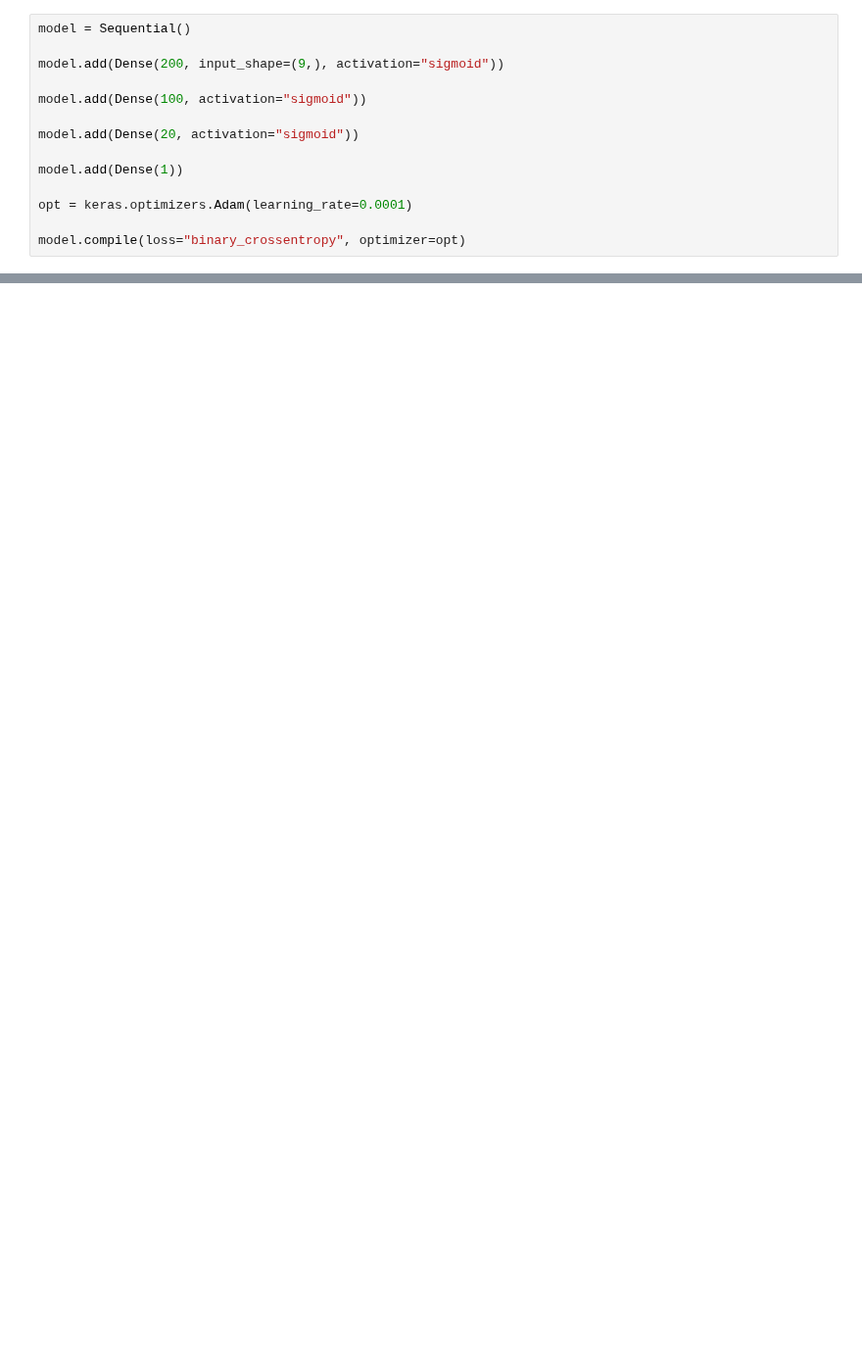
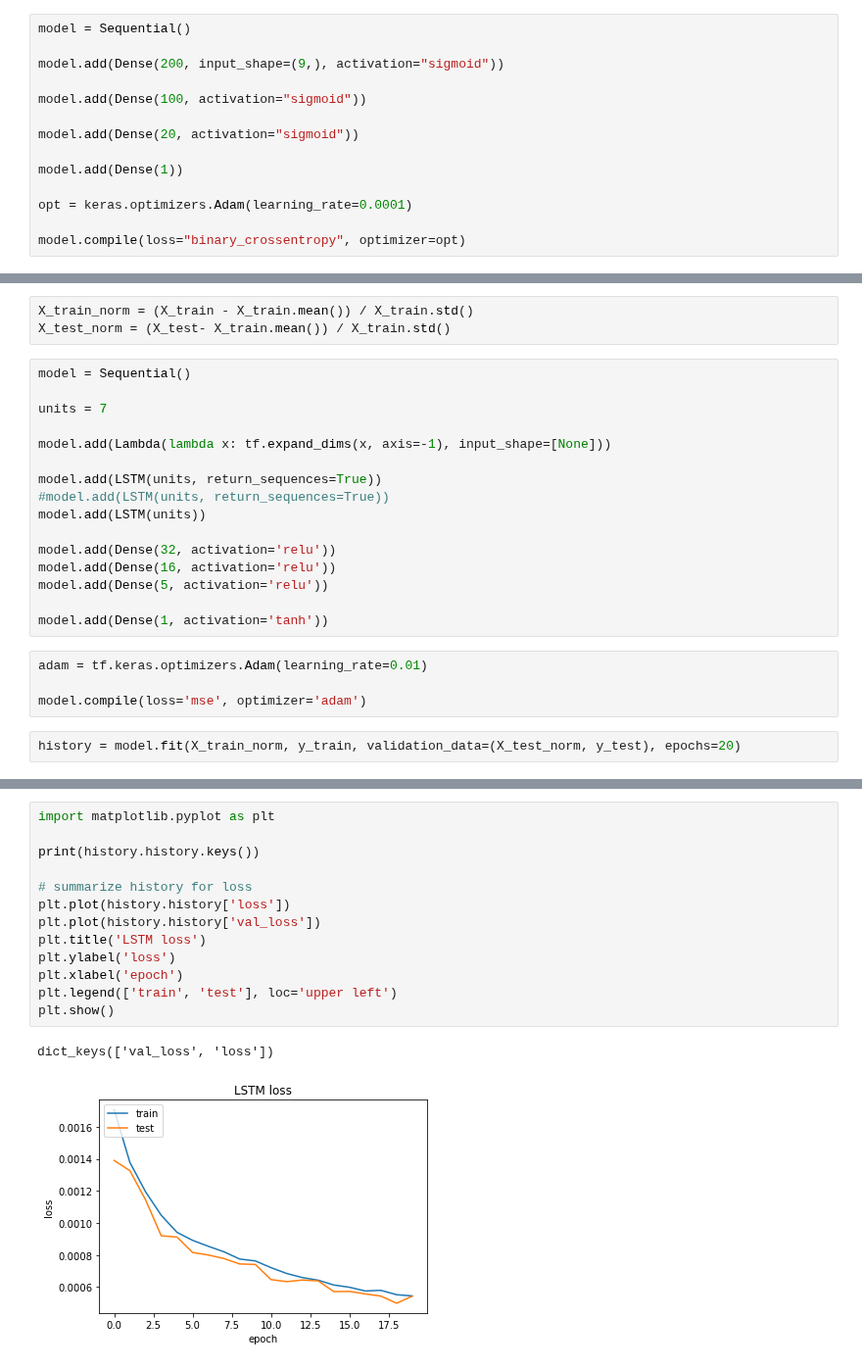
Before and after one commit to turing-usp/Momentum, a Jupyter notebook: Forecast Notebooks/Deep Learning Forescast.ipynb, the cells around one changed output, grey strips where cells are left out. Shown at 98% size. Saved outputs shown, nothing was run; the diff lists cells and outputs as text; blank space fills up the shorter version.

Commit message:
Add LSTM regression predict

```diff
--- a/Forecast Notebooks/Deep Learning Forescast.ipynb
+++ b/Forecast Notebooks/Deep Learning Forescast.ipynb
@@ -198,0 +291,25 @@ Epoch 20/20
+# %%
+X_train_norm = (X_train - X_train.mean()) / X_train.std()
+X_test_norm = (X_test- X_train.mean()) / X_train.std()
+# %%
+model = Sequential()
+
+units = 7
+
+model.add(Lambda(lambda x: tf.expand_dims(x, axis=-1), input_shape=[None]))
+
+model.add(LSTM(units, return_sequences=True))
+#model.add(LSTM(units, return_sequences=True))
+model.add(LSTM(units))
+
+model.add(Dense(32, activation='relu'))
+model.add(Dense(16, activation='relu'))
+model.add(Dense(5, activation='relu'))
+
+model.add(Dense(1, activation='tanh'))
+# %%
+adam = tf.keras.optimizers.Adam(learning_rate=0.01)
+
+model.compile(loss='mse', optimizer='adam')
+# %%
+history = model.fit(X_train_norm, y_train, validation_data=(X_test_norm, y_test), epochs=20)
@@ -198,0 +334,16 @@ Epoch 20/20
+# %%
+import matplotlib.pyplot as plt
+
+print(history.history.keys())
+
+# summarize history for loss
+plt.plot(history.history['loss'])
+plt.plot(history.history['val_loss'])
+plt.title('LSTM loss')
+plt.ylabel('loss')
+plt.xlabel('epoch')
+plt.legend(['train', 'test'], loc='upper left')
+plt.show()
+# %% [output]
+dict_keys(['val_loss', 'loss'])
+[figure, added]
```
Also changed, not shown: parts of 18 cells of this notebook.
